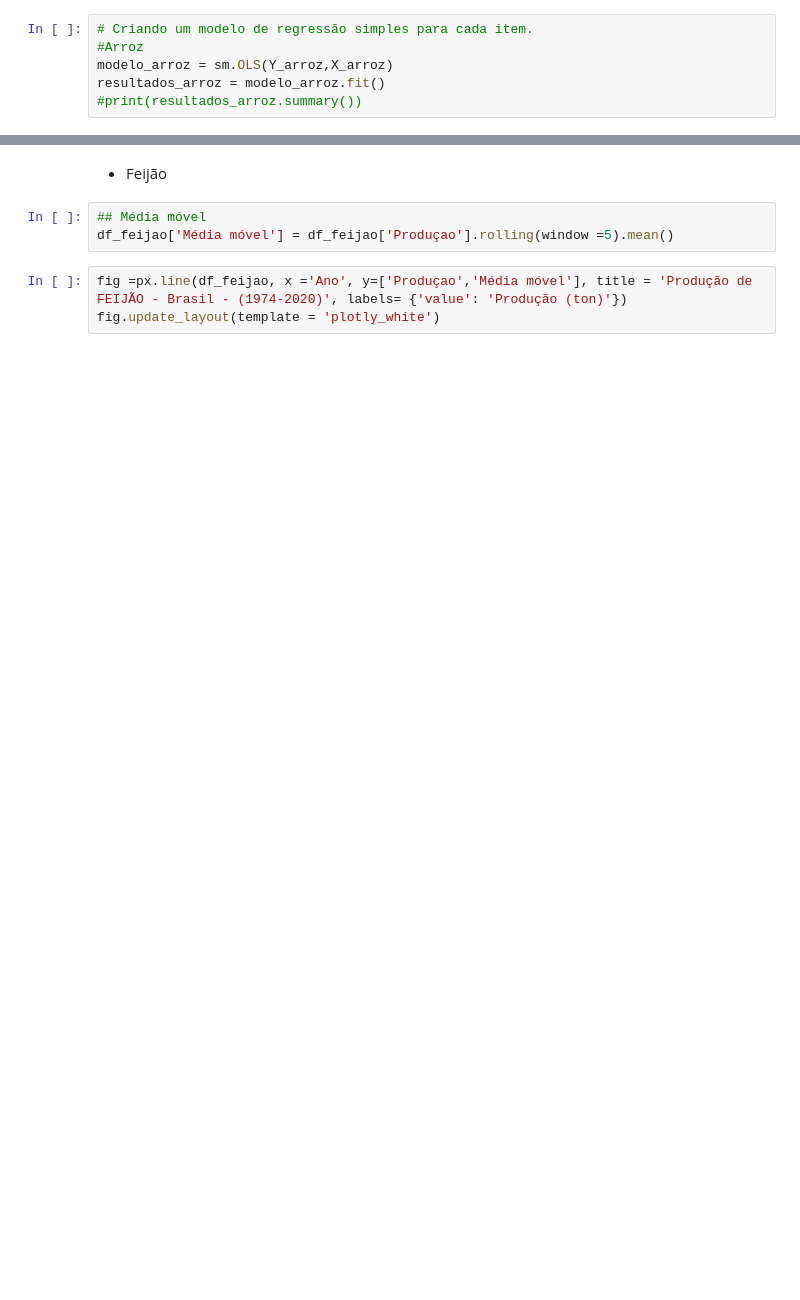
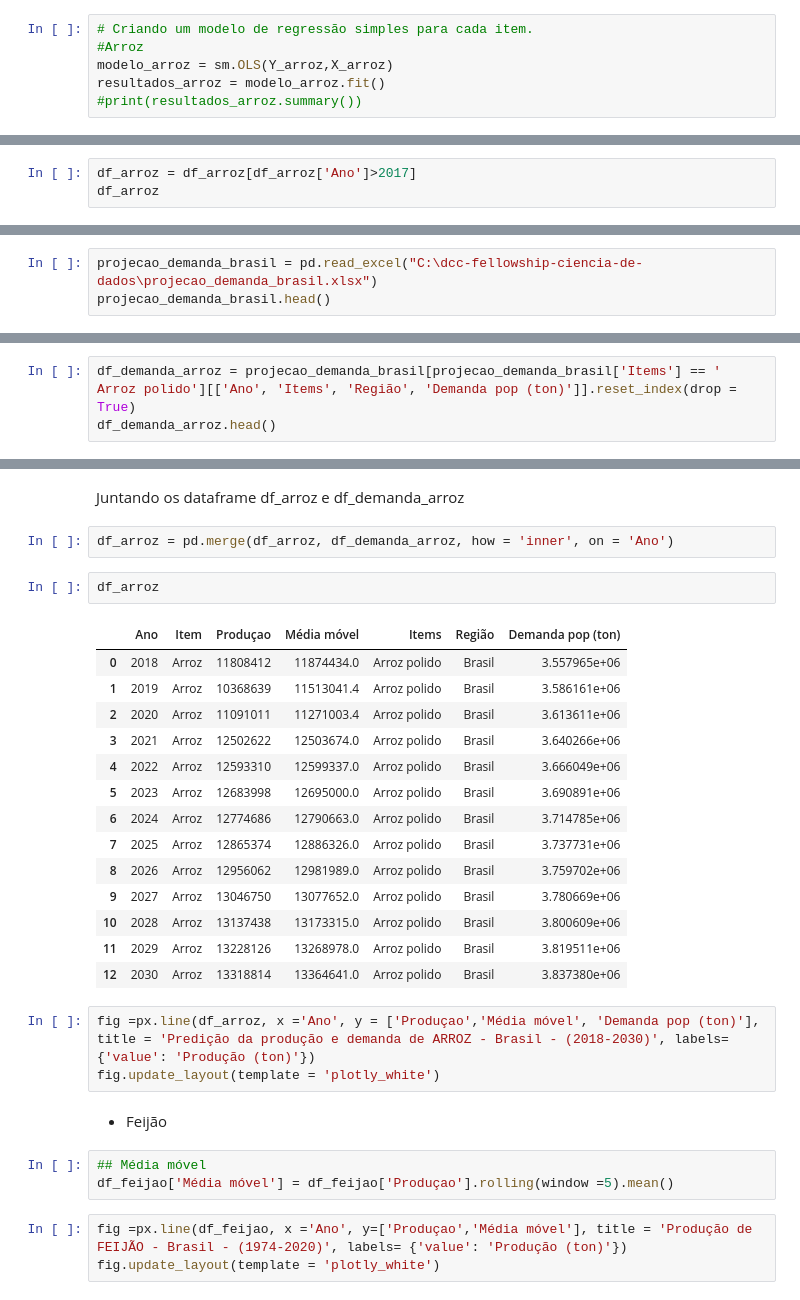
Before and after one commit to O-PY-THA-ON/dcc---fellowship-ci-ncia-de-dados, a Jupyter notebook: regressao_pam_medias_moveis.ipynb, the cells around one changed output, grey strips where cells are left out. Drawn from its saved outputs; the diff is of its cells as text; blank space fills up the shorter version.

```diff
--- a/regressao_pam_medias_moveis.ipynb
+++ b/regressao_pam_medias_moveis.ipynb
@@ -74,0 +123,3 @@ R2:  0.8246475580115764
+# %%
+df_arroz = df_arroz[df_arroz['Ano']>2017]
+df_arroz
@@ -74,0 +143,3 @@ R2:  0.8246475580115764
+# %%
+projecao_demanda_brasil = pd.read_excel("C:\dcc-fellowship-ciencia-de-dados\projecao_demanda_brasil.xlsx")
+projecao_demanda_brasil.head()
@@ -74,0 +153,3 @@ R2:  0.8246475580115764
+# %%
+df_demanda_arroz = projecao_demanda_brasil[projecao_demanda_brasil['Items'] == ' Arroz polido'][['Ano', 'Items', 'Região', 'Demanda pop (ton)']].reset_index(drop = True)
+df_demanda_arroz.head()
@@ -75,3 +180,27 @@ R2:  0.8246475580115764
+# %% [markdown]
+Juntando os dataframe df_arroz e df_demanda_arroz
+# %%
+df_arroz = pd.merge(df_arroz, df_demanda_arroz, how = 'inner', on = 'Ano')
+# %%
+df_arroz
+# %% [output]
+|  | Ano | Item | Produçao | Média móvel | Items | Região | Demanda pop (ton) |
+| 0 | 2018 | Arroz | 11808412 | 11874434.0 | Arroz polido | Brasil | 3.557965e+06 |
+| 1 | 2019 | Arroz | 10368639 | 11513041.4 | Arroz polido | Brasil | 3.586161e+06 |
+| 2 | 2020 | Arroz | 11091011 | 11271003.4 | Arroz polido | Brasil | 3.613611e+06 |
+| 3 | 2021 | Arroz | 12502622 | 12503674.0 | Arroz polido | Brasil | 3.640266e+06 |
+| 4 | 2022 | Arroz | 12593310 | 12599337.0 | Arroz polido | Brasil | 3.666049e+06 |
+| 5 | 2023 | Arroz | 12683998 | 12695000.0 | Arroz polido | Brasil | 3.690891e+06 |
+| 6 | 2024 | Arroz | 12774686 | 12790663.0 | Arroz polido | Brasil | 3.714785e+06 |
+| 7 | 2025 | Arroz | 12865374 | 12886326.0 | Arroz polido | Brasil | 3.737731e+06 |
+| 8 | 2026 | Arroz | 12956062 | 12981989.0 | Arroz polido | Brasil | 3.759702e+06 |
+| 9 | 2027 | Arroz | 13046750 | 13077652.0 | Arroz polido | Brasil | 3.780669e+06 |
+| 10 | 2028 | Arroz | 13137438 | 13173315.0 | Arroz polido | Brasil | 3.800609e+06 |
+| 11 | 2029 | Arroz | 13228126 | 13268978.0 | Arroz polido | Brasil | 3.819511e+06 |
+| 12 | 2030 | Arroz | 13318814 | 13364641.0 | Arroz polido | Brasil | 3.837380e+06 |
+# %%
+fig =px.line(df_arroz, x ='Ano', y = ['Produçao','Média móvel', 'Demanda pop (ton)'], title = 'Predição da produção e demanda de ARROZ - Brasil - (2018-2030)', labels= {'value': 'Produção (ton)'})
+fig.update_layout(template = 'plotly_white')
 # %% [markdown]
 * Feijão
 # %%
```
Also changed, not shown: parts of 30 cells of this notebook, 5 other files.
